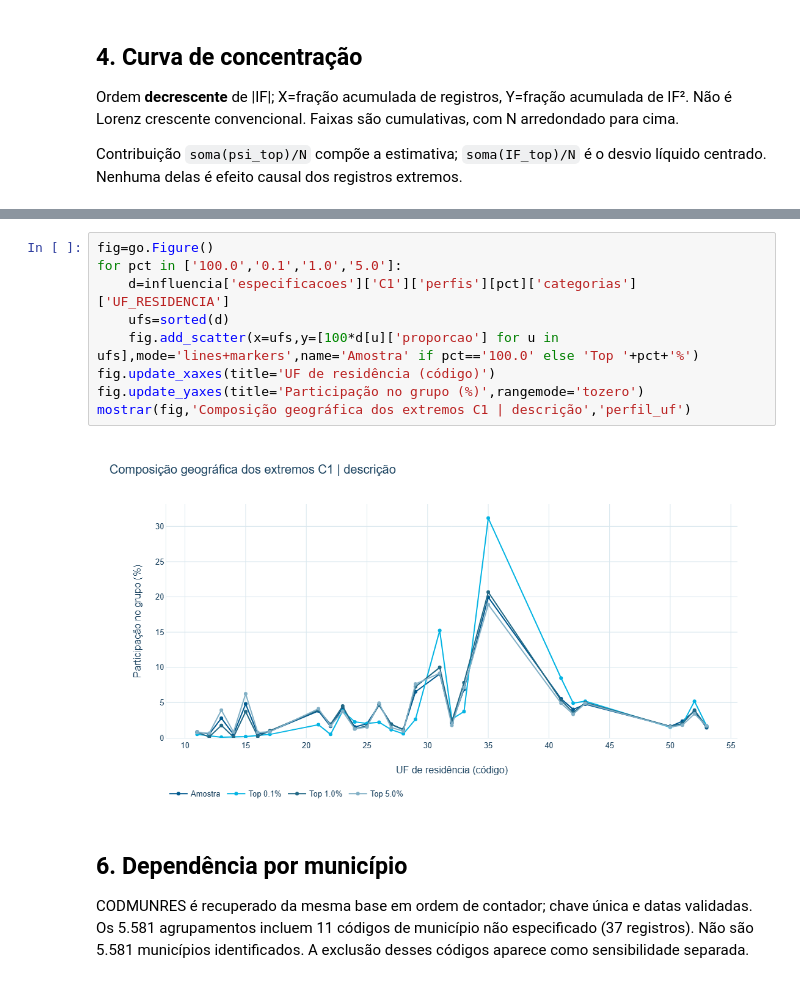
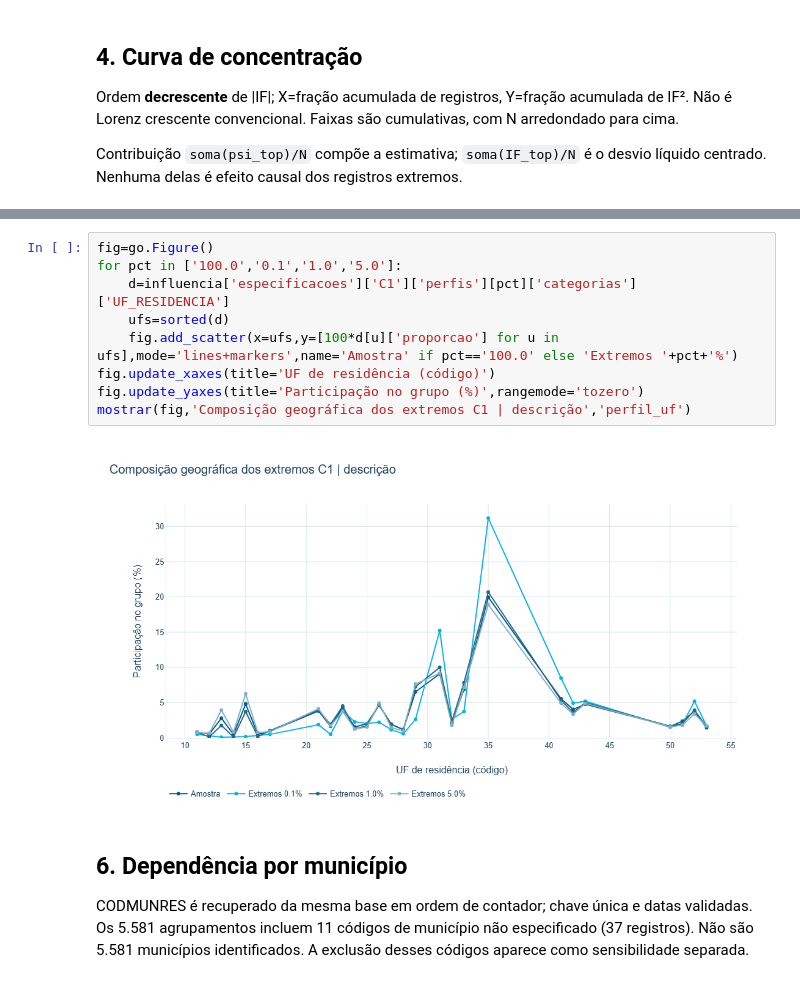
Before and after one commit to ariel-velardo/data-science-projects, a Jupyter notebook: projetos/big-data-sinasc-causal-ml/notebooks/04_robustez_e_auditoria_metodologica.ipynb, the cells around one changed output, grey strips where cells are left out. Cells and saved outputs as stored; diff of their text form.

```diff
--- a/projetos/big-data-sinasc-causal-ml/notebooks/04_robustez_e_auditoria_metodologica.ipynb
+++ b/projetos/big-data-sinasc-causal-ml/notebooks/04_robustez_e_auditoria_metodologica.ipynb
@@ -234,14 +235,14 @@ for variavel in ['ESCOLARIDADE_MAE','RACA_COR_MAE','SITUACAO_CONJUGAL','PARIDADE
 # %%
 fig=go.Figure()
 for pct in ['100.0','0.1','1.0','5.0']:
     d=influencia['especificacoes']['C1']['perfis'][pct]['categorias']['UF_RESIDENCIA']
     ufs=sorted(d)
-    fig.add_scatter(x=ufs,y=[100*d[u]['proporcao'] for u in ufs],mode='lines+markers',name='Amostra' if pct=='100.0' else 'Top '+pct+'%')
+    fig.add_scatter(x=ufs,y=[100*d[u]['proporcao'] for u in ufs],mode='lines+markers',name='Amostra' if pct=='100.0' else 'Extremos '+pct+'%')
 fig.update_xaxes(title='UF de residência (código)')
 fig.update_yaxes(title='Participação no grupo (%)',rangemode='tozero')
 mostrar(fig,'Composição geográfica dos extremos C1 | descrição','perfil_uf')
 # %% [output]
-[figure, old version]
+[figure, new version]
 # %% [markdown]
 ## 6. Dependência por município
 
```
Also changed, not shown: parts of 31 cells of this notebook, 22 other files.
